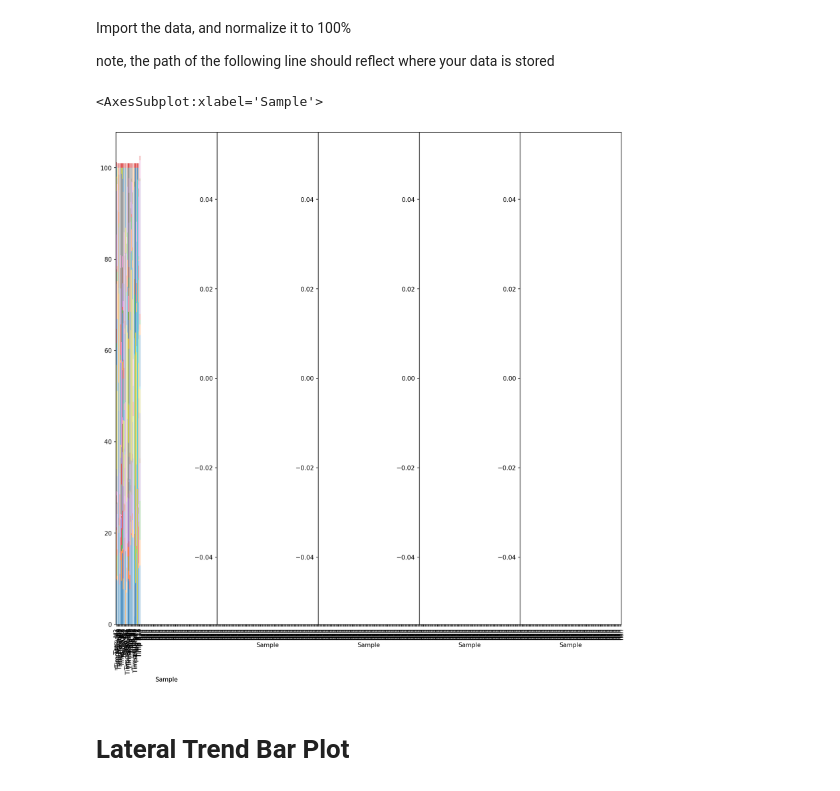
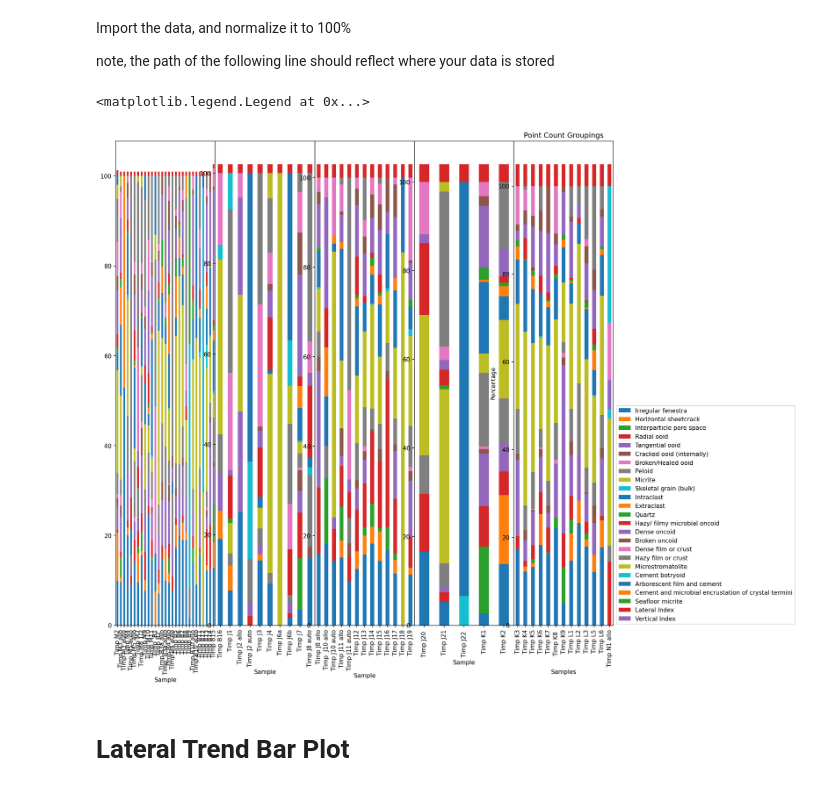
Before and after one commit to Bryozoan/MountJoy, a Jupyter notebook: Timpaweap 1st Order Trend Plots.ipynb, the cells around one changed output. Cells and saved outputs as stored; diff of their text form; code cells hidden in the pictures.

Commit message:
update bar plots

```diff
--- a/Timpaweap 1st Order Trend Plots.ipynb
+++ b/Timpaweap 1st Order Trend Plots.ipynb
@@ -31,32 +31,37 @@ dfNorm["Vertical Index"] = df['Vertical Index']
 # %%
 #set up figure axis
 fig, ax = plt.subplots(nrows=1,ncols=5,figsize=(15,15))
 
 fig.subplots_adjust(wspace=0,)
 
 
 lat1 = dfNorm.where(dfNorm['Lateral Index'].eq(1))
 lat2 = dfNorm.where(dfNorm['Lateral Index'].eq(2))
 lat3 = dfNorm.where(dfNorm['Lateral Index'].eq(3))
 lat4 = dfNorm.where(dfNorm['Lateral Index'].eq(4))
 lat5 = dfNorm.where(dfNorm['Lateral Index'].eq(5))
 
 #drop nans -- this step is not working otherwise this is good to go
-lat1.dropna()
-lat2.dropna(subset=['Sample'])
-lat3.dropna(subset=['Sample'])
-lat4.dropna(subset=['Sample'])
-lat5.dropna(subset=['Sample'])
+lat1d = lat1.dropna(subset=['Sample'])
+lat2d = lat2.dropna(subset=['Sample'])
+lat3d = lat3.dropna(subset=['Sample'])
+lat4d = lat4.dropna(subset=['Sample'])
+lat5d = lat5.dropna(subset=['Sample'])
 
 #plot
-lat1.plot.bar(x='Sample', stacked=True, ax=ax[0], legend=False)
-lat2.plot.bar(x='Sample', stacked=True,ax=ax[1], legend=False)
-lat3.plot.bar(x='Sample', stacked=True,ax=ax[2], legend=False)
-lat4.plot.bar(x='Sample', stacked=True,ax=ax[3], legend=False)
-lat5.plot.bar(x='Sample', stacked=True,ax=ax[4], legend=False)
+lat1d.plot.bar(x='Sample', stacked=True, ax=ax[0], legend=False)
+lat2d.plot.bar(x='Sample', stacked=True,ax=ax[1], legend=False)
+lat3d.plot.bar(x='Sample', stacked=True,ax=ax[2], legend=False)
+lat4d.plot.bar(x='Sample', stacked=True,ax=ax[3], legend=False)
+lat5d.plot.bar(x='Sample', stacked=True,ax=ax[4], legend=False)
+
+plt.title("Point Count Groupings")
+plt.xlabel("Samples")
+plt.ylabel("Percentage")
+plt.legend(bbox_to_anchor =(1, .46))
 # %% [output]
-<AxesSubplot:xlabel='Sample'>
+<matplotlib.legend.Legend at 0x...>
-[figure, old version]
+[figure, new version]
 # %% [markdown]
 # Lateral Trend Bar Plot
 # %%
```
